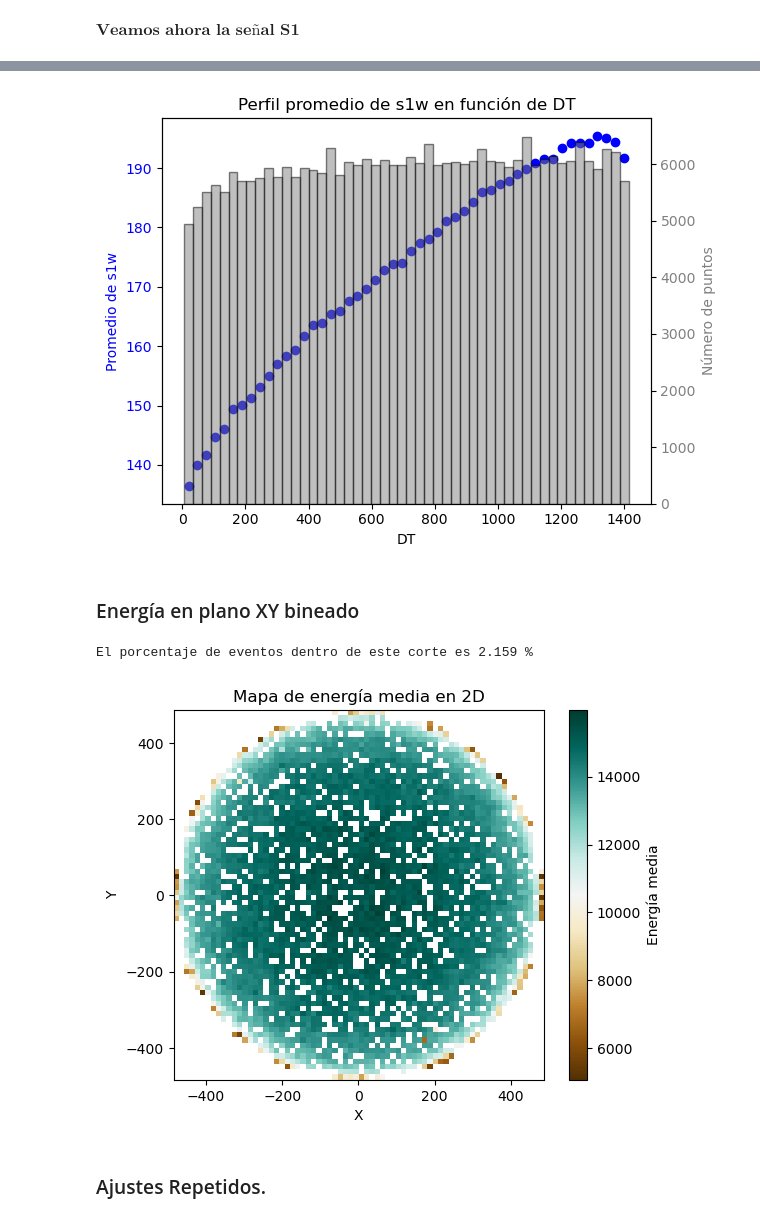
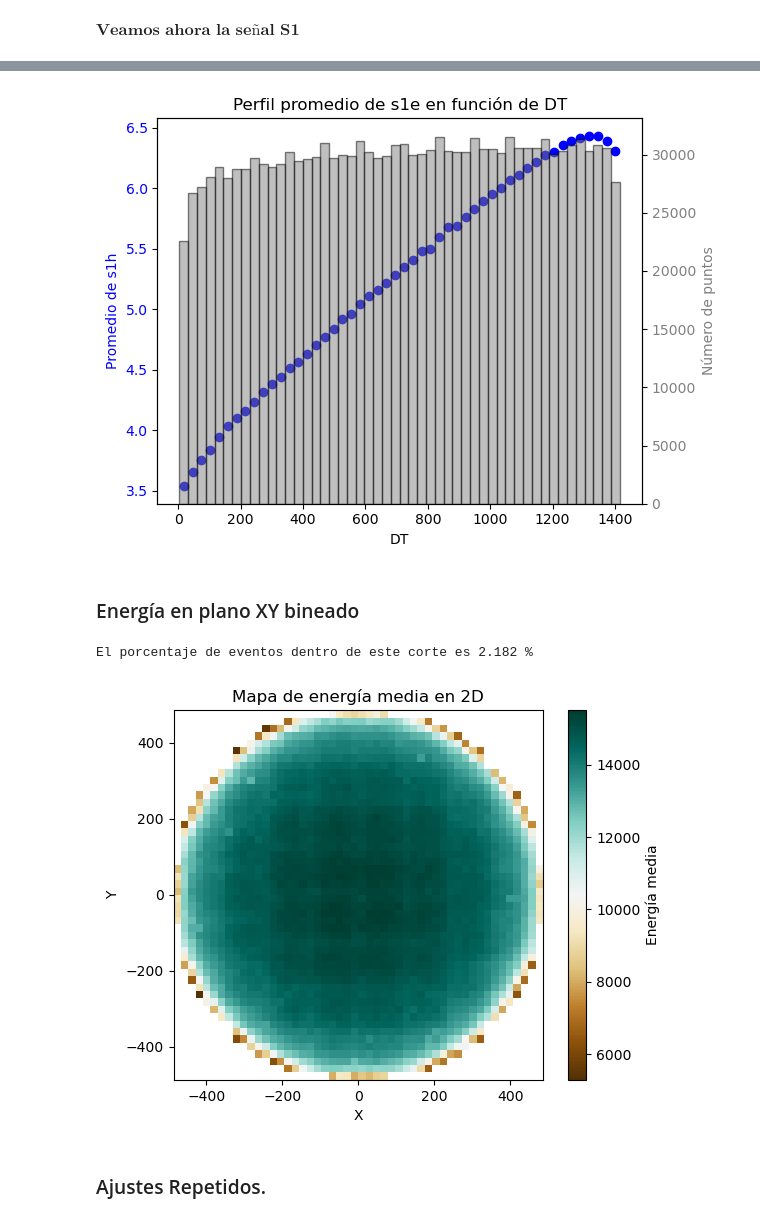
Before and after one commit to pablovzqz/TFM_pablo_vazquez, a Jupyter notebook: TFM Perfiles señales S1 S2, distribución parámetros y Energía en xy bineada.ipynb, the cells around one changed output, grey strips where cells are left out. Cells and saved outputs as stored; diff of their text form; code cells hidden in the pictures.

```diff
--- a/TFM Perfiles señales S1 S2, distribución parámetros y Energía en xy bineada.ipynb
+++ b/TFM Perfiles señales S1 S2, distribución parámetros y Energía en xy bineada.ipynb
@@ -19,7 +19,7 @@ for ifile in range(0, 8000): # Bucle para leer cada archivo individualmente
 
     if os.path.exists(file): # En caso de que el path del archivo exista, lo abre como DataFrame
 
-        if ifile%10==0:
+        if ifile%2==0:
 
             print(file)
 
@@ -64,3 +64,7 @@ kdst
+# %%
+for i in range(len(kdst['S2w'])):
+    if kdst['S2w'][i]<0:
+        print(i)
 # %% [markdown]
 ## PROFILE DE LOS DATOS
 # %% [markdown]
@@ -360,44 +309,36 @@ plt.show()
 # %%
 n_bins = 50
 
-s1w = kdst['S1w']
+s1h = kdst['S1h']
 DT = kdst['DT']
 
-# Calcular la media y desviación estándar de DT en bins de s2w
-mean_s1w, bin_edges, _ = binned_statistic(DT, s1w, statistic='mean', bins=n_bins)
-std_s1w, _, _ = binned_statistic(DT, s1w, statistic='std', bins=n_bins)
-count, _, _ = binned_statistic(DT, s1w, statistic='count', bins=n_bins)
+s1h = np.array([s for s, d in zip(s1h, DT) if d > 00])
+DT=np.array([i for i in DT if i>00])
+
+mean_s1h, bin_edges, _ = binned_statistic(DT, s1h, statistic='mean', bins=n_bins)
+std_s1h, _, _ = binned_statistic(DT, s1h, statistic='std', bins=n_bins)
+count, _, _ = binned_statistic(DT, s1h, statistic='count', bins=n_bins)
 
 bin_centers = (bin_edges[:-1] + bin_edges[1:]) / 2
-uncertainty = std_s1w / np.sqrt(count)
+uncertainty = std_s1h / np.sqrt(count)
 
-# Apply a mask to filter all arrays where mean_s2h > 0
-mask = mean_s1w > 0
-bin_centers = bin_centers[mask]
-mean_s1w = mean_s1w[mask]
-uncertainty = uncertainty[mask]
-count = count[mask]
-
-# Plotting
 fig, ax1 = plt.subplots()
 
-ax1.plot(bin_centers, mean_s1w, 'bo', label='Perfil con incertidumbre')
+ax1.plot(bin_centers, mean_s1h, 'bo', label='Perfil con incertidumbre')
 ax1.set_xlabel("DT")
-ax1.set_ylabel("Promedio de s1w", color='b')
+ax1.set_ylabel("Promedio de s1h", color='b')
 ax1.tick_params(axis='y', labelcolor='b')
-ax1.set_title("Perfil promedio de s1w en función de DT")
+ax1.set_title("Perfil promedio de s1e en función de DT")
 
-# Create a second y-axis for the histogram (data count)
 ax2 = ax1.twinx()
 ax2.bar(bin_centers, count, width=(bin_edges[1] - bin_edges[0]), alpha=0.5, color='gray', label='Número de puntos', edgecolor='black')
 ax2.set_ylabel("Número de puntos", color='gray')
 ax2.tick_params(axis='y', labelcolor='gray')
 
-# Display legends and layout
 fig.tight_layout()
 plt.show()
 # %% [output]
-[figure, old version]
+[figure, new version]
 # %% [markdown]
 ### Energía en plano XY bineado
 # %%
@@ -416,9 +357,9 @@ for i in range(len(kdst['S2e'])):
 
 print('El porcentaje de eventos dentro de este corte es',np.round(len(energías_eventos_corte)/len(kdst['S2e'])*100,3),'%')
 # %% [output]
-El porcentaje de eventos dentro de este corte es 2.159 %
+El porcentaje de eventos dentro de este corte es 2.182 %
 # %%
-mean_E, x_edges,y_edges,binned = binned_statistic_2d(X_corte, Y_corte, energías_eventos_corte, statistic='mean', bins=70)
+mean_E, x_edges,y_edges,binned = binned_statistic_2d(X_corte, Y_corte, energías_eventos_corte, statistic='mean', bins=50)
 X, Y = np.meshgrid(x_edges, y_edges)
 
 fig, ax = plt.subplots()  # Crea los subplots correctamente
@@ -431,7 +372,7 @@ ax.set_aspect('equal')  # Asigna el aspecto de manera correcta
 
 plt.show()
 # %% [output]
-[figure, old version]
+[figure, new version]
 # %% [markdown]
 ### Ajustes Repetidos.
 # %% [markdown]
```
Also changed, not shown: parts of 15 cells of this notebook.
